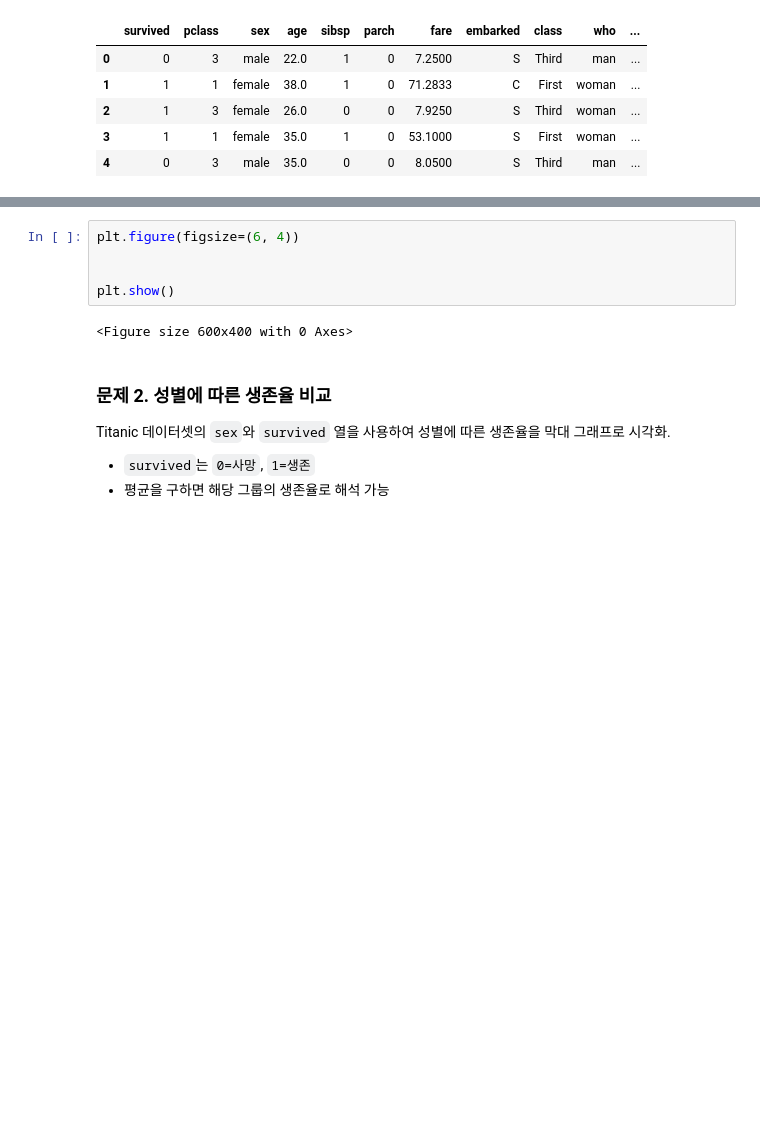
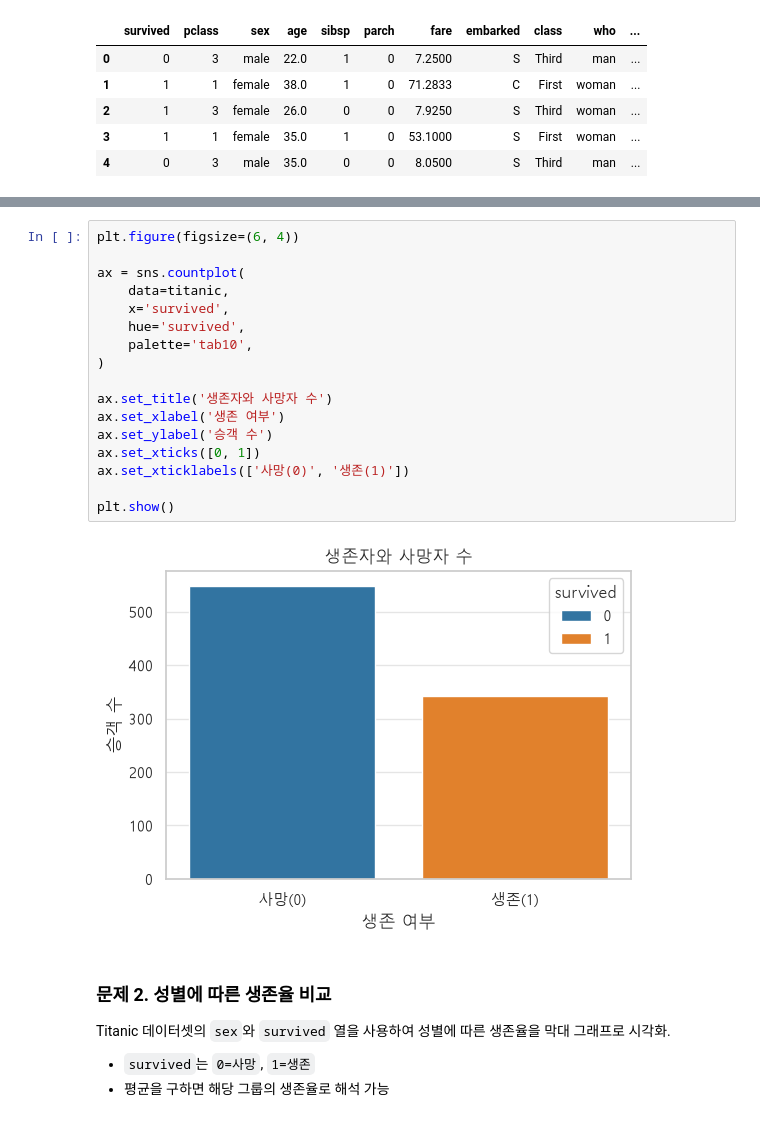
Before and after one commit to dohwa-skn-33/05_data_analysis, a Jupyter notebook: 03_data_visualization/homework/homework_seaborn.ipynb, the cells around one changed output, grey strips where cells are left out. Saved outputs shown, nothing was run; the diff lists cells and outputs as text; blank space fills up the shorter version.

```diff
--- a/03_data_visualization/homework/homework_seaborn.ipynb
+++ b/03_data_visualization/homework/homework_seaborn.ipynb
@@ -83,10 +84,22 @@ Titanic 데이터셋의 `survived` 열을 사용하여 생존자와 사망자의
 # %%
 plt.figure(figsize=(6, 4))
 
+ax = sns.countplot(
+    data=titanic,
+    x='survived',
+    hue='survived',
+    palette='tab10',
+)
+
+ax.set_title('생존자와 사망자 수')
+ax.set_xlabel('생존 여부')
+ax.set_ylabel('승객 수')
+ax.set_xticks([0, 1])
+ax.set_xticklabels(['사망(0)', '생존(1)'])
 
 plt.show()
 # %% [output]
-<Figure size 600x400 with 0 Axes>
+[figure, added]
 # %% [markdown]
 ### 문제 2. 성별에 따른 생존율 비교
 
```
Also changed, not shown: parts of 4 cells of this notebook.
